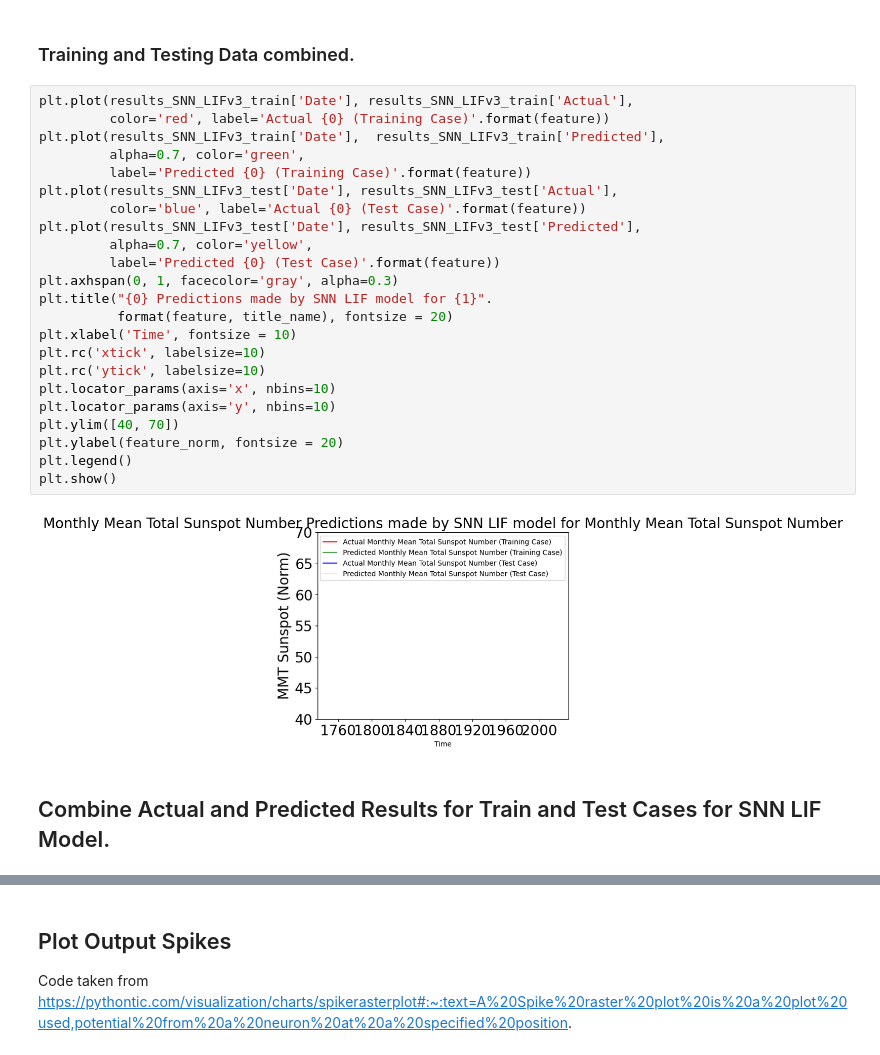
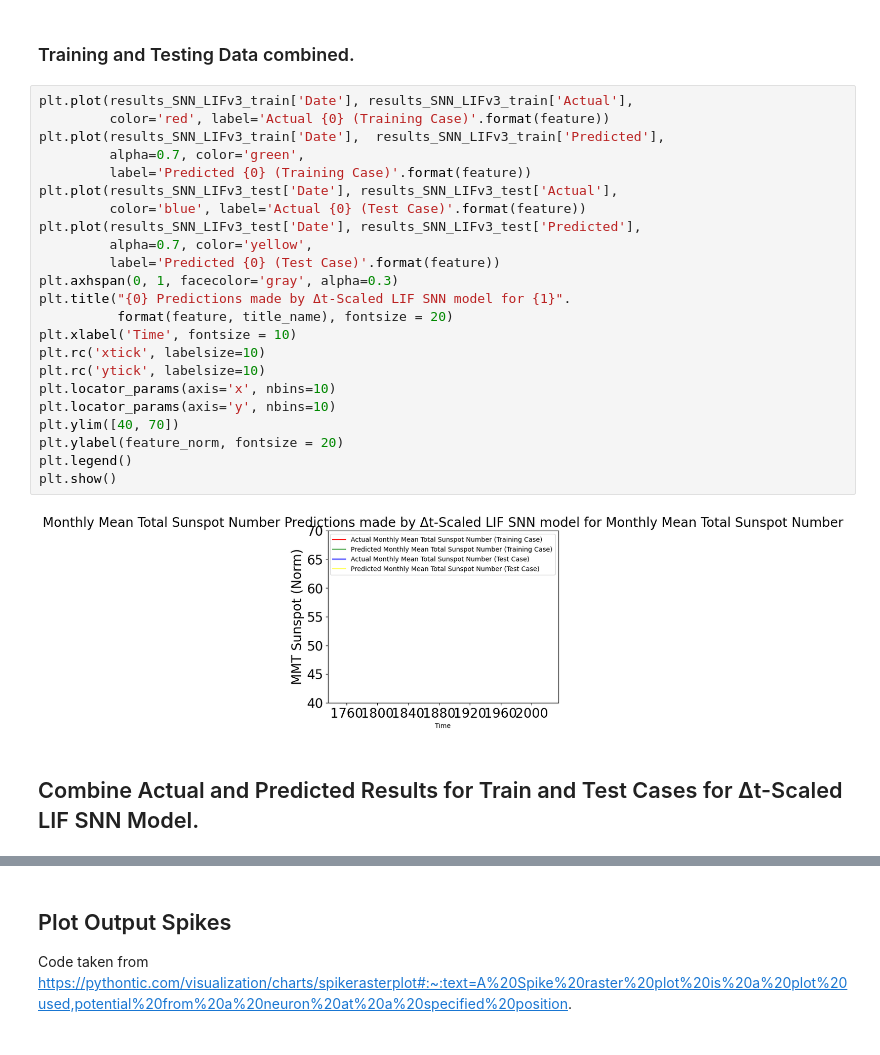
Before and after one commit to SouvikUMD/SNN-ANN-Temporal-Forecasting-across-Time-Series-Regimes, a Jupyter notebook: Sunspot Dataset Code/TSC_Sunset_Models_Ablation_ANN_SNN.ipynb, the cells around one changed output, grey strips where cells are left out. Drawn from its saved outputs; the diff is of its cells as text.

```diff
--- a/Sunspot Dataset Code/TSC_Sunset_Models_Ablation_ANN_SNN.ipynb
+++ b/Sunspot Dataset Code/TSC_Sunset_Models_Ablation_ANN_SNN.ipynb
@@ -1838,30 +1842,30 @@ plt.show()
 # %%
 plt.plot(results_SNN_LIFv3_train['Date'], results_SNN_LIFv3_train['Actual'],
          color='red', label='Actual {0} (Training Case)'.format(feature))
 plt.plot(results_SNN_LIFv3_train['Date'],  results_SNN_LIFv3_train['Predicted'],
          alpha=0.7, color='green',
          label='Predicted {0} (Training Case)'.format(feature))
 plt.plot(results_SNN_LIFv3_test['Date'], results_SNN_LIFv3_test['Actual'],
          color='blue', label='Actual {0} (Test Case)'.format(feature))
 plt.plot(results_SNN_LIFv3_test['Date'], results_SNN_LIFv3_test['Predicted'],
          alpha=0.7, color='yellow',
          label='Predicted {0} (Test Case)'.format(feature))
 plt.axhspan(0, 1, facecolor='gray', alpha=0.3)
-plt.title("{0} Predictions made by SNN LIF model for {1}".
+plt.title("{0} Predictions made by Δt-Scaled LIF SNN model for {1}".
           format(feature, title_name), fontsize = 20)
 plt.xlabel('Time', fontsize = 10)
 plt.rc('xtick', labelsize=10)
 plt.rc('ytick', labelsize=10)
 plt.locator_params(axis='x', nbins=10)
 plt.locator_params(axis='y', nbins=10)
 plt.ylim([40, 70])
 plt.ylabel(feature_norm, fontsize = 20)
 plt.legend()
 plt.show()
 # %% [output]
-[figure, old version]
+[figure, new version]
 # %% [markdown]
-## Combine Actual and Predicted Results for Train and Test Cases for SNN LIF Model.
+## Combine Actual and Predicted Results for Train and Test Cases for Δt-Scaled LIF SNN Model.
 # %%
 results_SNN_LIFv3 = [results_SNN_LIFv3_train, results_SNN_LIFv3_test]
 results_SNN_LIFv3 = pd.concat(results_SNN_LIFv3)
```
Also changed, not shown: parts of 52 cells of this notebook.
